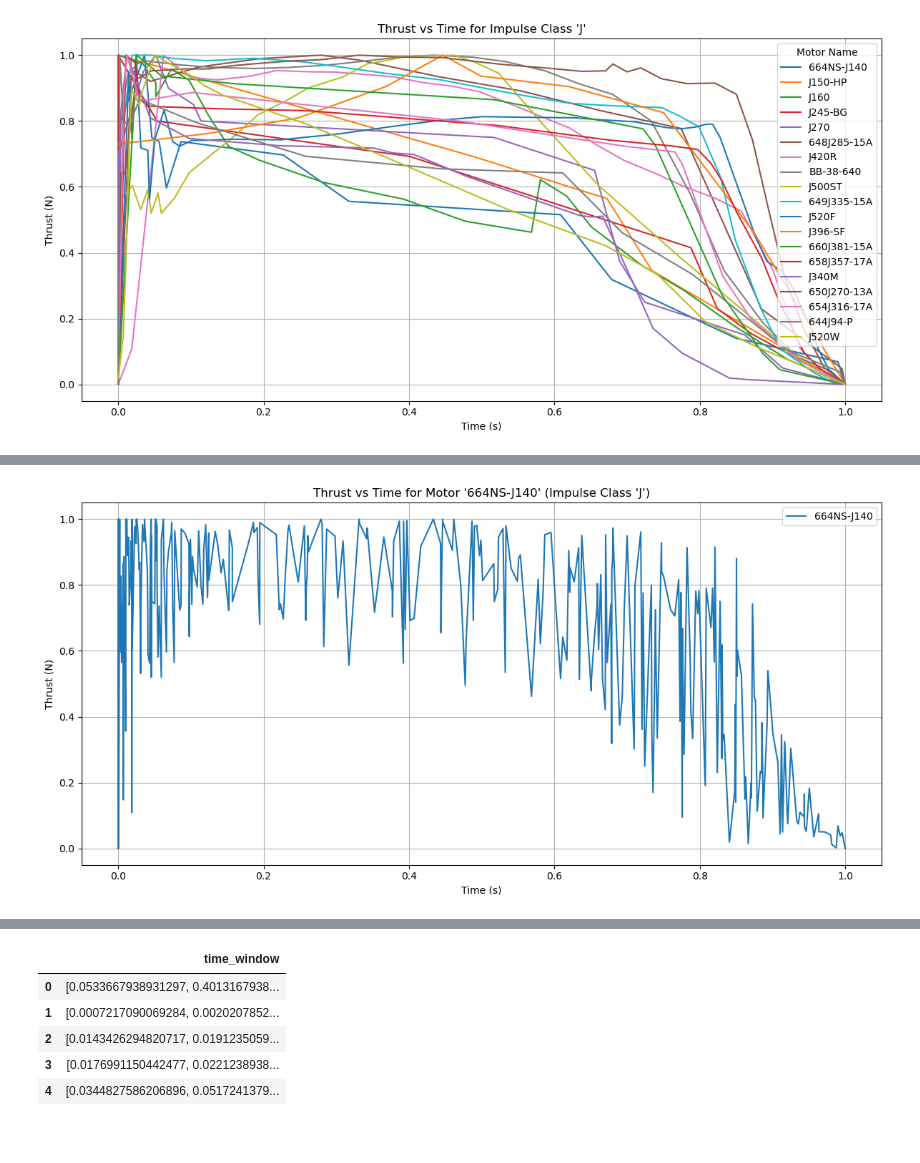
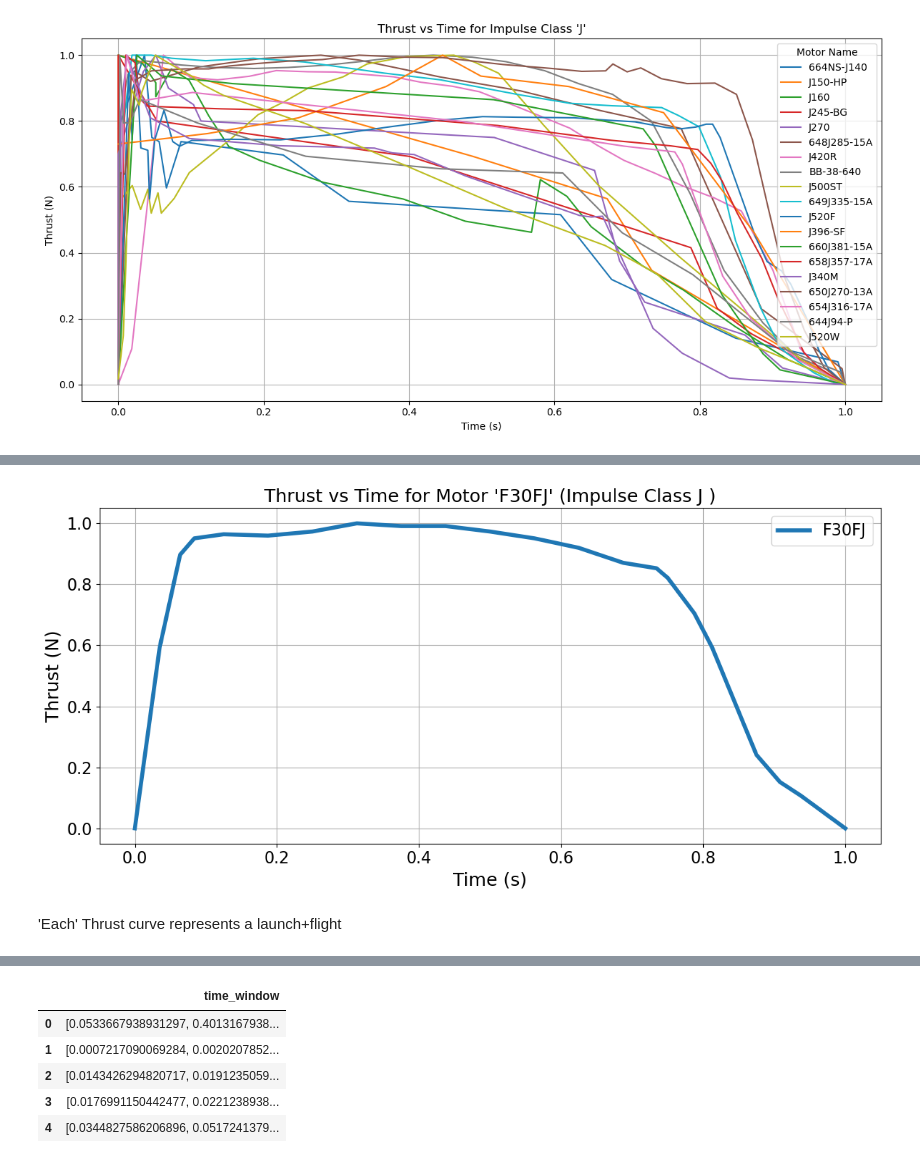
Before and after one commit to shadadu/RocketPill, a Jupyter notebook: ipynb-notebooks/analytics_of_thrust_curve_data.ipynb, the cells around one changed output, grey strips where cells are left out. Drawn from its saved outputs; the diff is of its cells as text; code cells hidden in the pictures; blank space fills up the shorter version.

```diff
--- a/ipynb-notebooks/analytics_of_thrust_curve_data.ipynb
+++ b/ipynb-notebooks/analytics_of_thrust_curve_data.ipynb
@@ -120,27 +100,40 @@ plt.show()
 # %%
 import pandas as pd
 import matplotlib.pyplot as plt
 
+
+plot_motor_name = 'F30FJ'
 # Filter for impulse_class 'J' and motor_name '664NS-J140'
 filtered_df = df[
-    (df['impulse_class'] == 'J')
-    # & (df['motor_name'] == '664NS-J140')
+    # (df['impulse_class'] == 'J')
+    # &
+(df['motor_name'] == plot_motor_name)
 ]
+
+plot_impulse_class = df.iloc[i, (df[df['motor_name']== plot_motor_name]).columns.get_loc('impulse_class')]
 
 # Sort by time for proper plotting
 filtered_df = filtered_df.sort_values(by='time')
 
 # Plot
+
+plt.rcParams['font.size'] = 16 # Sets the default font size to 12
+plt.rcParams['axes.labelsize'] = 18 # Sets the font size of axis labels
+plt.rcParams['axes.titlesize'] = 18 # Sets the font size of axis titles
 plt.figure(figsize=(12, 6))
 
-plt.plot(filtered_df['time'], filtered_df['thrust'], label='664NS-J140')
+plt.plot(filtered_df['time'], filtered_df['thrust'], label=plot_motor_name, linewidth=4)
 
-plt.title("Thrust vs Time for Motor '664NS-J140' (Impulse Class 'J')")
+plt.title(f"Thrust vs Time for Motor '{plot_motor_name}' (Impulse Class {plot_impulse_class} )")
 plt.xlabel("Time (s)")
 plt.ylabel("Thrust (N)")
 plt.legend()
 plt.grid(True)
 plt.tight_layout()
+plt.legend(fontsize=16)
+plt.savefig(data_dir + 'thrust_curve_example.png')
 plt.show()
 # %% [output]
-[figure, old version]
+[figure, new version]
+# %% [markdown]
+'Each' Thrust curve represents a launch+flight
```
Also changed, not shown: parts of 49 cells of this notebook.
